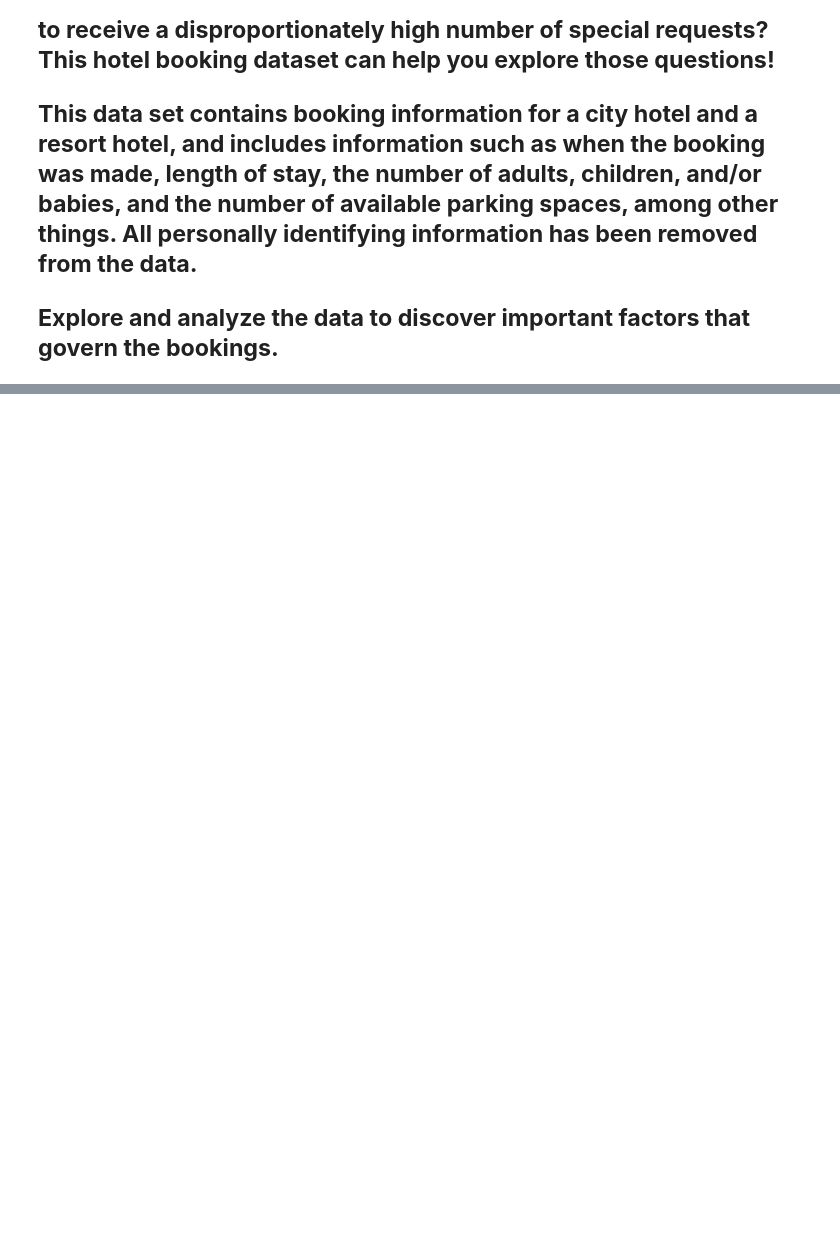
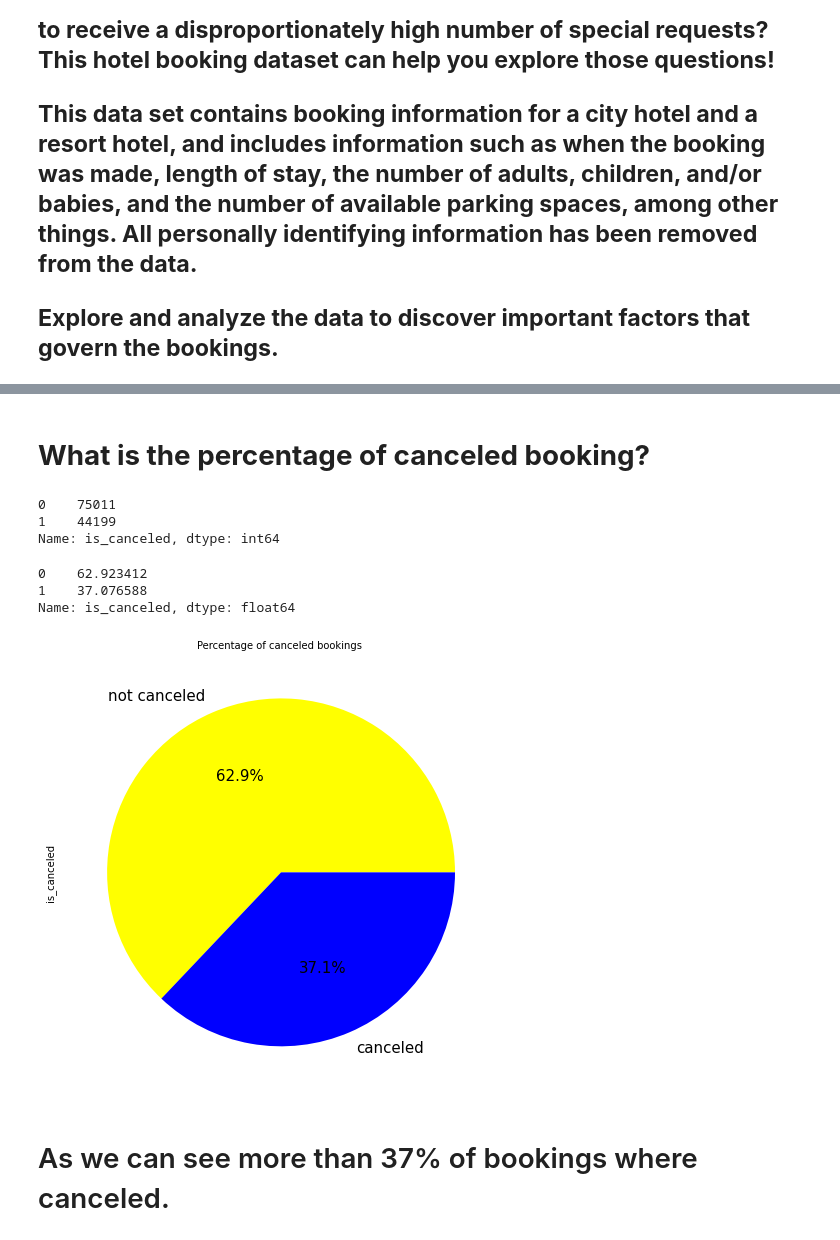
Before and after one commit to AkashK18/Hotel_Booking_Analysis_Capstone_Project, a Jupyter notebook: Hotel_Booking_Analysis_Capstone_Project.ipynb, the cells around one changed output, grey strips where cells are left out. Drawn from its saved outputs; the diff is of its cells as text; code cells hidden in the pictures; blank space fills up the shorter version.

```diff
--- a/Hotel_Booking_Analysis_Capstone_Project.ipynb
+++ b/Hotel_Booking_Analysis_Capstone_Project.ipynb
@@ -791,0 +171,4 @@ sns.heatmap((correlation), annot=True, cmap='coolwarm')
+# %%
+# droping row where adults + babies + children = 0
+
+ds= ds.drop(ds[(ds.adults + ds.babies + ds.children) == 0].index)
@@ -791,0 +177,4 @@ sns.heatmap((correlation), annot=True, cmap='coolwarm')
+# %%
+# replacing mode value in place of null values in country column
+
+ds['country'] = ds['country'].fillna(ds.country.mode().to_string())
@@ -791,0 +203,3 @@ sns.heatmap((correlation), annot=True, cmap='coolwarm')
+# %%
+ds[['children', 'agent']] = ds[['children', 'agent']].astype('int64')
+ds[['children', 'agent']]
@@ -791,0 +220,28 @@ sns.heatmap((correlation), annot=True, cmap='coolwarm')
+# %% [markdown]
+# **What is the percentage of canceled booking?**
+# %%
+# canceled bookings
+canceled_bookings= ds['is_canceled'].value_counts()
+canceled_bookings
+# %% [output]
+0    75011
+1    44199
+Name: is_canceled, dtype: int64
+# %%
+# Percentage of canceled bookings
+
+
+ds['is_canceled'].value_counts(normalize=True)*100
+# %% [output]
+0    62.923412
+1    37.076588
+Name: is_canceled, dtype: float64
+# %%
+canceled_bookings.plot(kind='pie',autopct ='%1.1f%%',figsize =(8,8),fontsize= 15,colors=['yellow' ,'blue'],radius=1,labels=['not canceled','canceled'])
+
+plt.title('Percentage of canceled bookings ',fontsize = 10)
+plt.show()
+# %% [output]
+[figure, added]
+# %% [markdown]
+# As we can see more than 37% of bookings where canceled.
```
Also changed, not shown: parts of 150 cells of this notebook.
